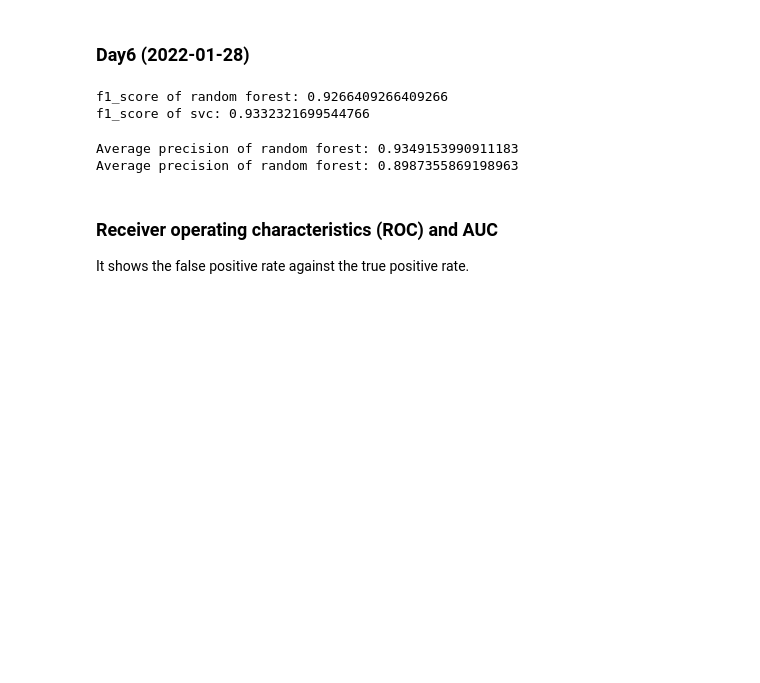
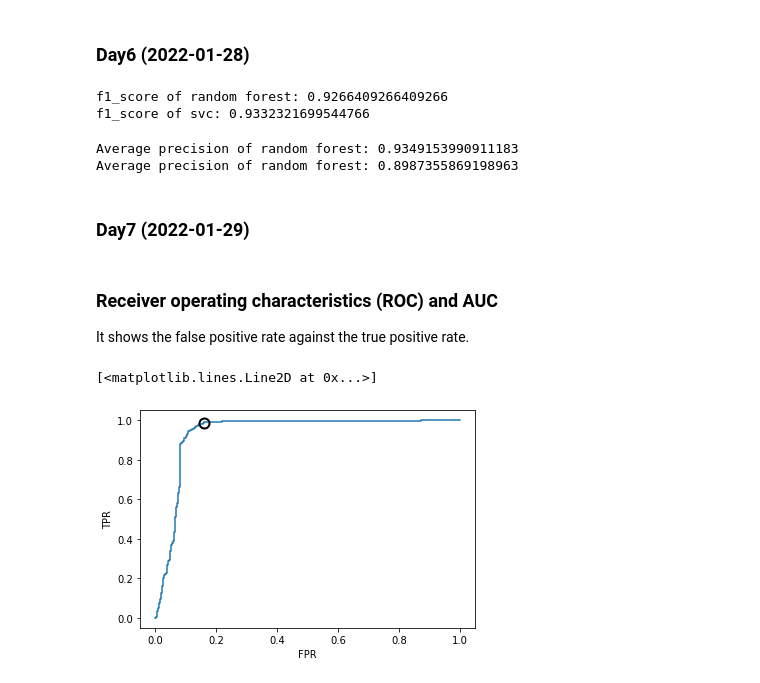
Before and after one commit to macorony/Machine_Learning_Basics, a Jupyter notebook: Week1/Model_Evaluation.ipynb, the cells around one changed output. Saved outputs shown, nothing was run; the diff lists cells and outputs as text; code cells hidden in the pictures; blank space fills up the shorter version.

```diff
--- a/Week1/Model_Evaluation.ipynb
+++ b/Week1/Model_Evaluation.ipynb
@@ -337,6 +338,8 @@ print(f'Average precision of random forest: {ap_svc}')
 # %% [output]
 Average precision of random forest: 0.9349153990911183
 Average precision of random forest: 0.8987355869198963
+# %% [markdown]
+### Day7 (2022-01-29)
 # %% [markdown]
 ### Receiver operating characteristics (ROC) and AUC
 It shows the false positive rate against the true positive rate.
@@ -344,0 +346,11 @@ from sklearn.metrics import roc_curve
+# %%
+from sklearn.metrics import roc_curve
+fpr, tpr, thresholds = roc_curve(y_test, svc.decision_function(X_test))
+plt.plot(fpr, tpr, label='ROC Curve')
+plt.xlabel('FPR')
+plt.ylabel('TPR')
+close_zero = np.argmin(np.abs(thresholds))
+plt.plot(fpr[close_zero], tpr[close_zero], 'o', markersize=10, label='threshold zero', fillstyle='none', c='k', mew=2)
+# %% [output]
+[<matplotlib.lines.Line2D at 0x...>]
+[figure, added]
```
Also changed, not shown: parts of 5 cells of this notebook.
